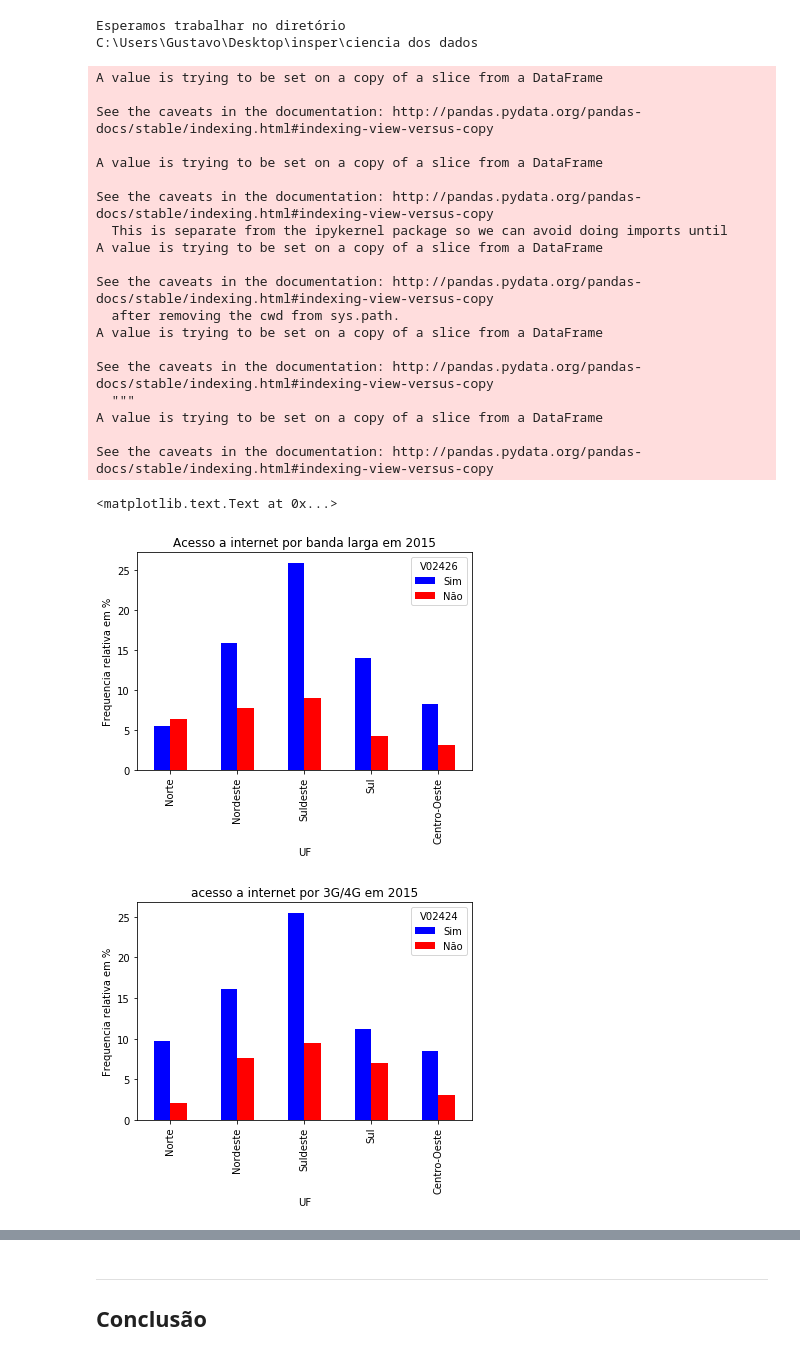
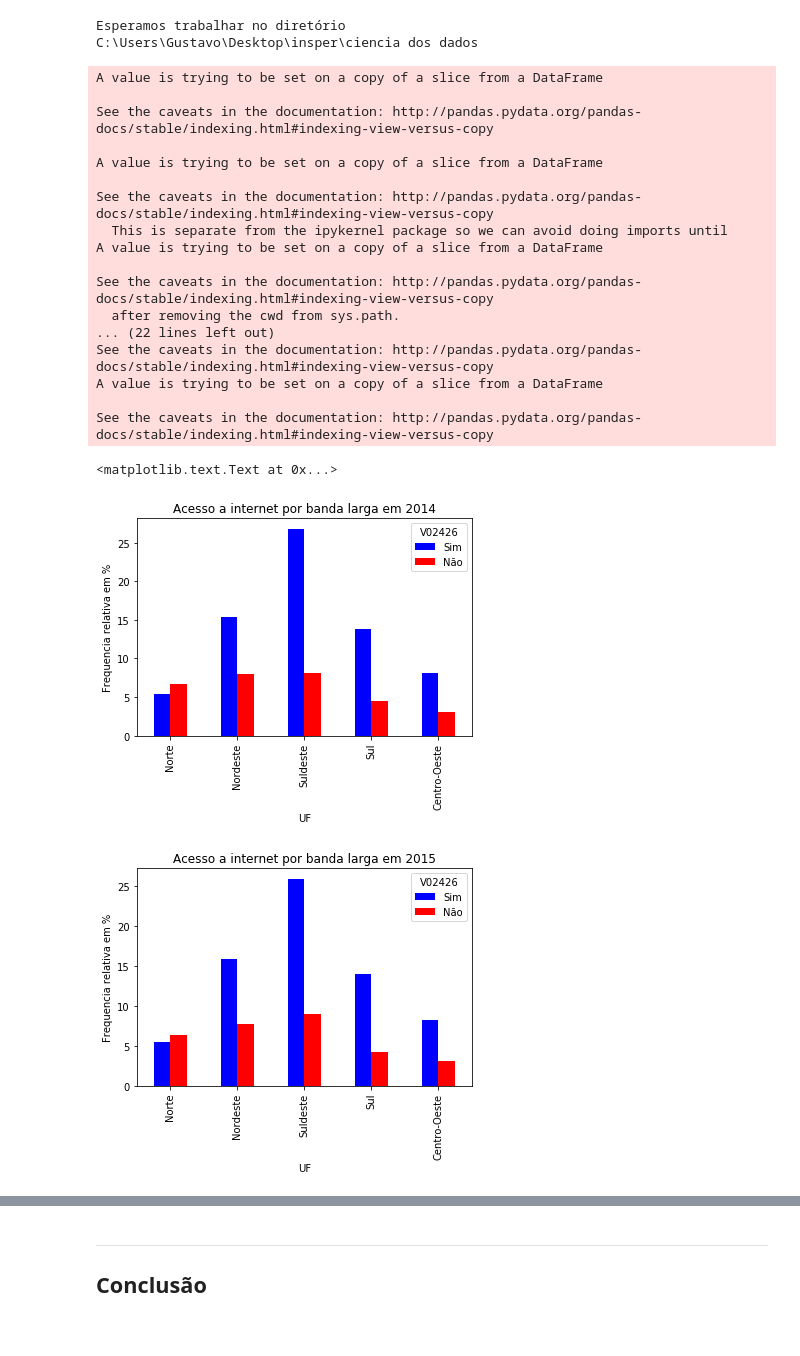
Before and after one commit to gubenites/Ciencia-dos-Dados, a Jupyter notebook: Projeto1 Layout.ipynb, the cells around one changed output, grey strips where cells are left out. Cells and saved outputs as stored; diff of their text form; code cells hidden in the pictures.

```diff
--- a/Projeto1 Layout.ipynb
+++ b/Projeto1 Layout.ipynb
@@ -42,48 +39,81 @@ dados.UF[(dados.UF >=20) & (dados.UF <=29)]= [20]
 dados.UF[(dados.UF >=30) & (dados.UF <=39)]= [30]
 dados.UF[(dados.UF >=40) & (dados.UF <=49)]= [40]
 dados.UF[(dados.UF >=50) & (dados.UF <=59)]= [50]
+
 dados.UF=dados.UF.astype("category")
 dados.UF.cat.categories=("Norte","Nordeste","Suldeste","Sul","Centro-Oeste")
+
 dados.V02426=dados.V02426.astype("category")
 dados.V02426.cat.categories=("Sim","Não")
+
 dados.V02424=dados.V02424.astype("category")
 dados.V02424.cat.categories=("Sim","Não")
+
+pd.to_numeric(dados2.UF)
+dados2.UF[(dados2.UF >=10) & (dados2.UF <=19)]= [10]
+dados2.UF[(dados2.UF >=20) & (dados2.UF <=29)]= [20]
+dados2.UF[(dados2.UF >=30) & (dados2.UF <=39)]= [30]
+dados2.UF[(dados2.UF >=40) & (dados2.UF <=49)]= [40]
+dados2.UF[(dados2.UF >=50) & (dados2.UF <=59)]= [50]
+
+dados2.UF=dados2.UF.astype("category")
+dados2.UF.cat.categories=("Norte","Nordeste","Suldeste","Sul","Centro-Oeste")
+
+dados2.V02426=dados2.V02426.astype("category")
+dados2.V02426.cat.categories=("Sim","Não")
+
+dados2.V02424=dados2.V02424.astype("category")
+dados2.V02424.cat.categories=("Sim","Não")
+
+ct3=pd.crosstab([dados2.UF],[dados2.V02426],normalize=True)
+soma3=ct3.sum().sum()
+ct3*100/soma3
+ct3 = (ct3/ct3.sum().sum()*100).round(decimals=5)
+ct3.plot(kind='bar',color=('blue','red'),)
+plt.ylabel('Frequencia relativa em %')
+plt.title('Acesso a internet por banda larga em 2014')
 
 ct1=pd.crosstab([dados.UF],[dados.V02426],normalize=True)
 soma2=ct1.sum().sum()
 ct1*100/soma2
 ct1 = (ct1/ct1.sum().sum()*100).round(decimals=5)
 ct1.plot(kind='bar',color=('blue','red'))
 plt.ylabel('Frequencia relativa em %')
 plt.title('Acesso a internet por banda larga em 2015')
 
+ct=pd.crosstab(dados2.UF,dados2.V02424, normalize=True)
+soma=ct.sum().sum()
+ct*100/soma
+ct = (ct/ct.sum().sum()*100).round(decimals=5)
+ct.plot(kind='bar',color=('blue','red'))
+plt.ylabel('Frequencia relativa em %')
+plt.title('acesso a internet por 3G/4G em 2014')
+
 ct=pd.crosstab([dados.UF],[dados.V02424], normalize=True)
 soma=ct.sum().sum()
 ct*100/soma
 ct = (ct/ct.sum().sum()*100).round(decimals=5)
 ct.plot(kind='bar',color=('blue','red'))
 plt.ylabel('Frequencia relativa em %')
 plt.title('acesso a internet por 3G/4G em 2015')
 # %% [output]
 A value is trying to be set on a copy of a slice from a DataFrame
 
 See the caveats in the documentation: http://pandas.pydata.org/pandas-docs/stable/indexing.html#indexing-view-versus-copy
 
 A value is trying to be set on a copy of a slice from a DataFrame
 
 See the caveats in the documentation: http://pandas.pydata.org/pandas-docs/stable/indexing.html#indexing-view-versus-copy
   This is separate from the ipykernel package so we can avoid doing imports until
 A value is trying to be set on a copy of a slice from a DataFrame
 
 See the caveats in the documentation: http://pandas.pydata.org/pandas-docs/stable/indexing.html#indexing-view-versus-copy
   after removing the cwd from sys.path.
+... (22 lines left out)
+See the caveats in the documentation: http://pandas.pydata.org/pandas-docs/stable/indexing.html#indexing-view-versus-copy
 A value is trying to be set on a copy of a slice from a DataFrame
 
 See the caveats in the documentation: http://pandas.pydata.org/pandas-docs/stable/indexing.html#indexing-view-versus-copy
-  """
-A value is trying to be set on a copy of a slice from a DataFrame
-
-See the caveats in the documentation: http://pandas.pydata.org/pandas-docs/stable/indexing.html#indexing-view-versus-copy
 <matplotlib.text.Text at 0x...>
-[figure, old version]
+[figure, new version]
-[figure, old version]
+[figure, new version]
```
Also changed, not shown: parts of 9 cells of this notebook.
